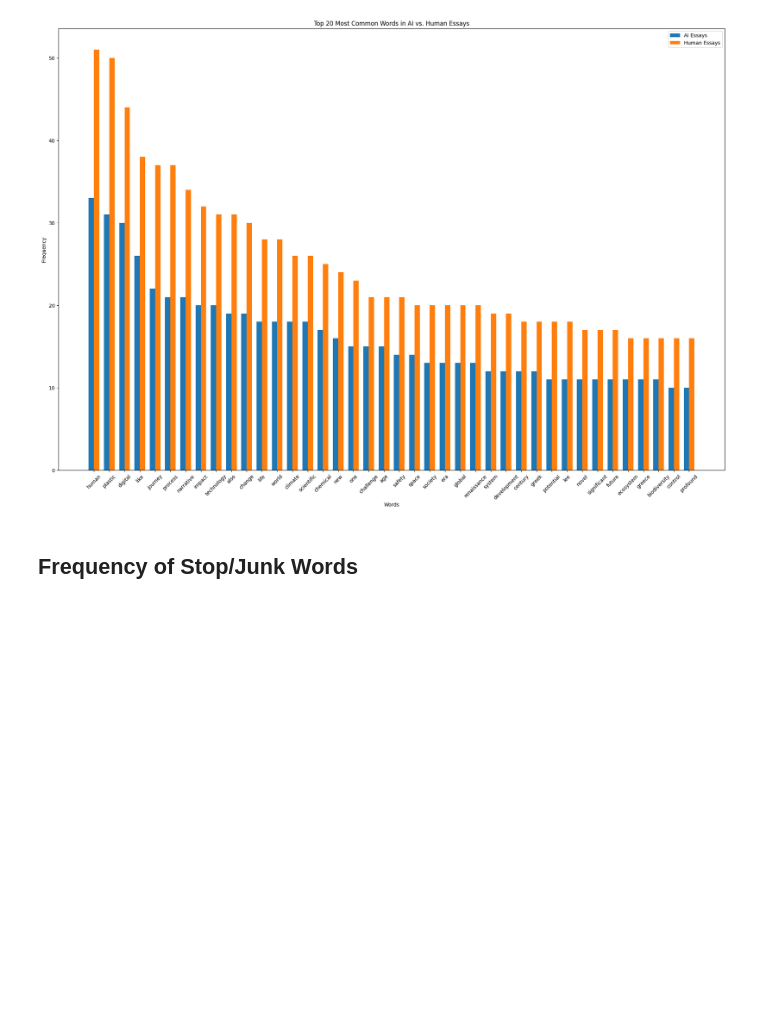
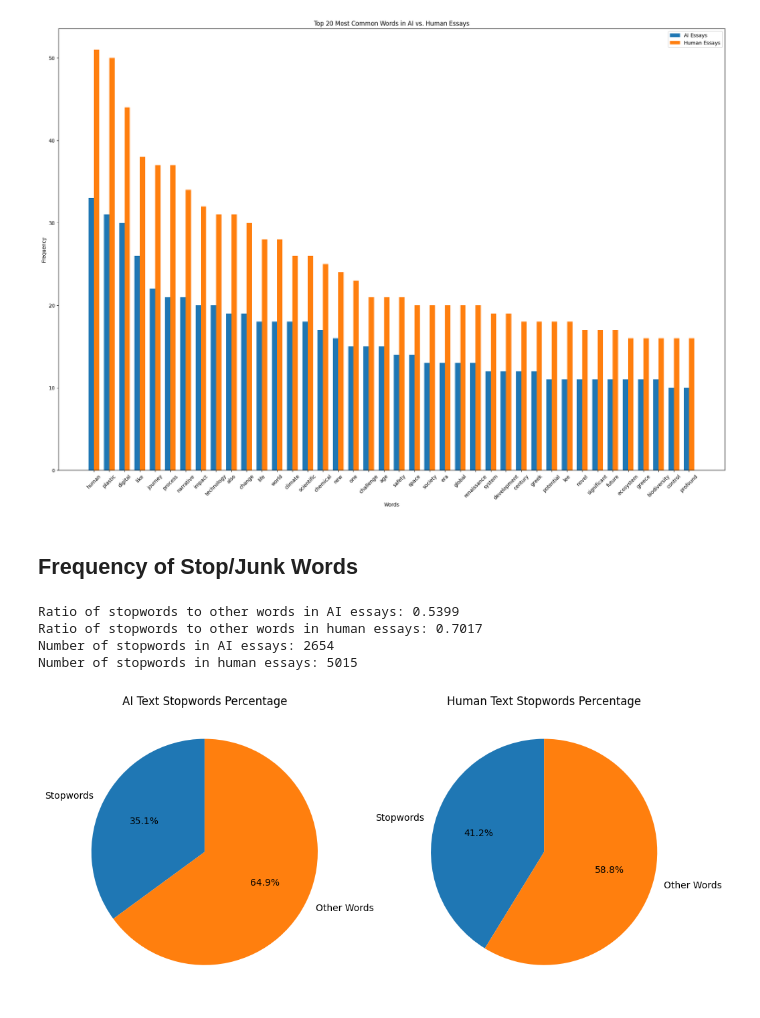
Before and after one commit to BroganDev21/Senior-Project, a Jupyter notebook: SeniorProject.ipynb, the cells around one changed output. Drawn from its saved outputs; the diff is of its cells as text; code cells hidden in the pictures; blank space fills up the shorter version.

```diff
--- a/SeniorProject.ipynb
+++ b/SeniorProject.ipynb
@@ -335,4 +333,68 @@ plt.show()
 [figure]
 # %% [markdown]
 ## Frequency of Stop/Junk Words
+# %%
+def stopword_analysis(ai_texts, human_texts):
+    # Get English stopwords
+    english_stopwords = set(stopwords.words('english'))
+
+    # Tokenize texts
+    ai_tokens = word_tokenize(ai_texts.lower())
+    human_tokens = word_tokenize(human_texts.lower())
+
+    # Filter out stopwords
+    ai_stopwords = [token for token in ai_tokens if token in english_stopwords]
+    human_stopwords = [token for token in human_tokens if token in english_stopwords]
+
+    # Count stopwords and other words
+    ai_stopwords_count = len(ai_stopwords)
+    human_stopwords_count = len(human_stopwords)
+    ai_other_words_count = len(ai_tokens) - ai_stopwords_count
+    human_other_words_count = len(human_tokens) - human_stopwords_count
+
+    # Calculate ratios
+    ai_stopwords_ratio = ai_stopwords_count / ai_other_words_count
+    human_stopwords_ratio = human_stopwords_count / human_other_words_count
+
+    # Print results
+    print("Ratio of stopwords to other words in AI essays: {:.4f}".format(ai_stopwords_ratio))
+    print("Ratio of stopwords to other words in human essays: {:.4f}".format(human_stopwords_ratio))
+
+    # Print number of stopwords in AI and human essays
+    print("Number of stopwords in AI essays:", ai_stopwords_count)
+    print("Number of stopwords in human essays:", human_stopwords_count)
+
+    # Calculate percentages
+    total_ai_words = len(ai_tokens)
+    total_human_words = len(human_tokens)
+    ai_stopwords_percentage = (ai_stopwords_count / total_ai_words) * 100
+    human_stopwords_percentage = (human_stopwords_count / total_human_words) * 100
+
+    # Plot pie charts
+    fig, axs = plt.subplots(1, 2, figsize=(12, 6))
+
+    labels = ['Stopwords', 'Other Words']
+    ai_sizes = [ai_stopwords_percentage, 100 - ai_stopwords_percentage]
+    human_sizes = [human_stopwords_percentage, 100 - human_stopwords_percentage]
+
+    axs[0].pie(ai_sizes, labels=labels, autopct='%1.1f%%', startangle=90)
+    axs[0].set_title('AI Text Stopwords Percentage')
+
+    axs[1].pie(human_sizes, labels=labels, autopct='%1.1f%%', startangle=90)
+    axs[1].set_title('Human Text Stopwords Percentage')
+
+    plt.show()
+
+# Example usage:
+# Assuming you have your AI and human texts ready
+ai_texts = " ".join(df_all_docs[df_all_docs['label'] == 'AI']['text'])
+human_texts = " ".join(df_all_docs[df_all_docs['label'] == 'Human']['text'])
+
+stopword_analysis(ai_texts, human_texts)
+# %% [output]
+Ratio of stopwords to other words in AI essays: 0.5399
+Ratio of stopwords to other words in human essays: 0.7017
+Number of stopwords in AI essays: 2654
+Number of stopwords in human essays: 5015
+[figure, added]
 # %%
```
Also changed, not shown: parts of 4 cells of this notebook.
